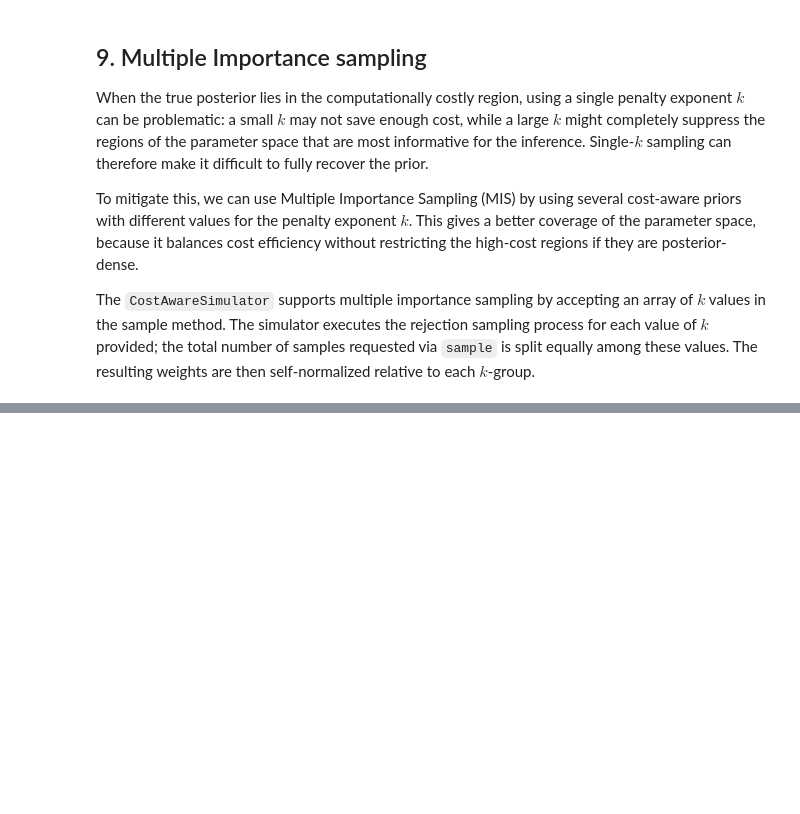
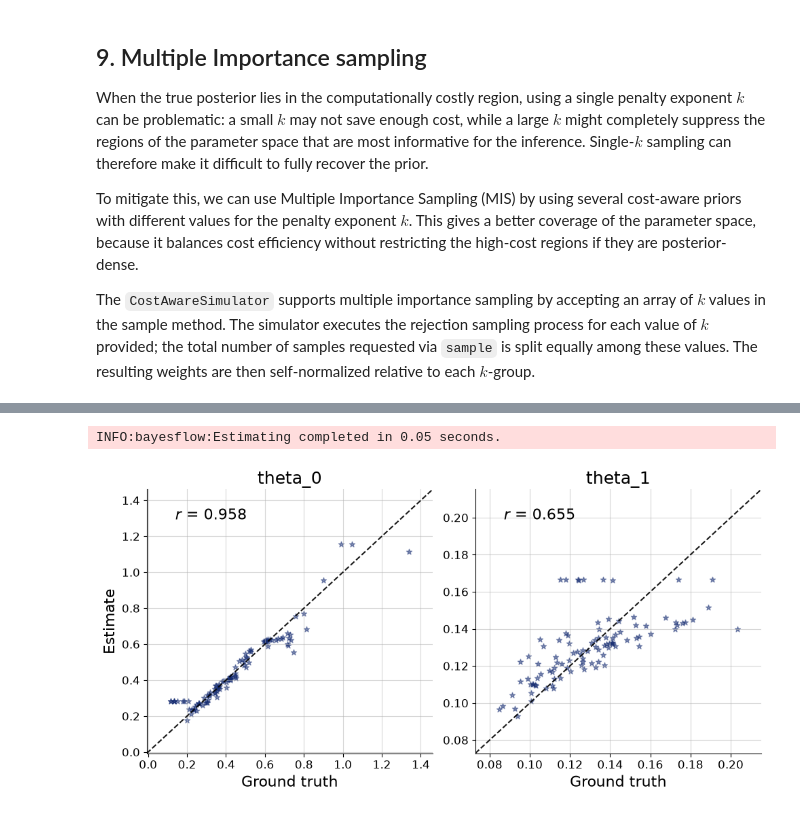
Before and after one commit to julia-sand/bayesflow, a Jupyter notebook: examples/Cost_Aware_Sampling.ipynb, the cells around one changed output, grey strips where cells are left out. Drawn from its saved outputs; the diff is of its cells as text; code cells hidden in the pictures; blank space fills up the shorter version.

```diff
--- a/examples/Cost_Aware_Sampling.ipynb
+++ b/examples/Cost_Aware_Sampling.ipynb
@@ -341,13 +381,12 @@ adapter_mis = (
 inference_net_mis = bf.networks.PointNetwork(points="mean")
 
 workflow_mis = bf.BasicWorkflow(
-    simulator=cost_aware_sim,
     adapter=adapter_mis,
     inference_network=inference_net_mis,
 )
 
 history_mis = workflow_mis.fit_offline(
        data=train_data_mis,
-       epochs=20,
+       epochs=100,
        batch_size=32
    )
@@ -353,0 +438,12 @@ history_mis = workflow_mis.fit_offline(
+# %%
+#Multiple importance sampling for four different k
+estimates_mis = workflow_mis.estimate(conditions=test_data)
+
+fig_recovery = bf.diagnostics.plots.recovery_from_estimates(
+    estimates=estimates_mis,
+    targets=targets,
+    marker_mapping={"mean": "*"},
+)
+# %% [output]
+INFO:bayesflow:Estimating completed in 0.05 seconds.
+[figure, added]
```
Also changed, not shown: parts of 15 cells of this notebook.
